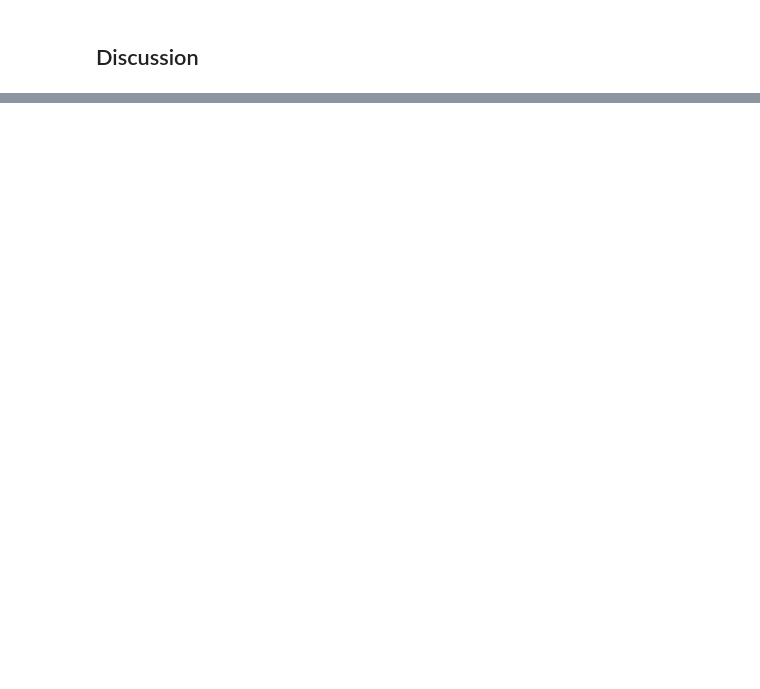
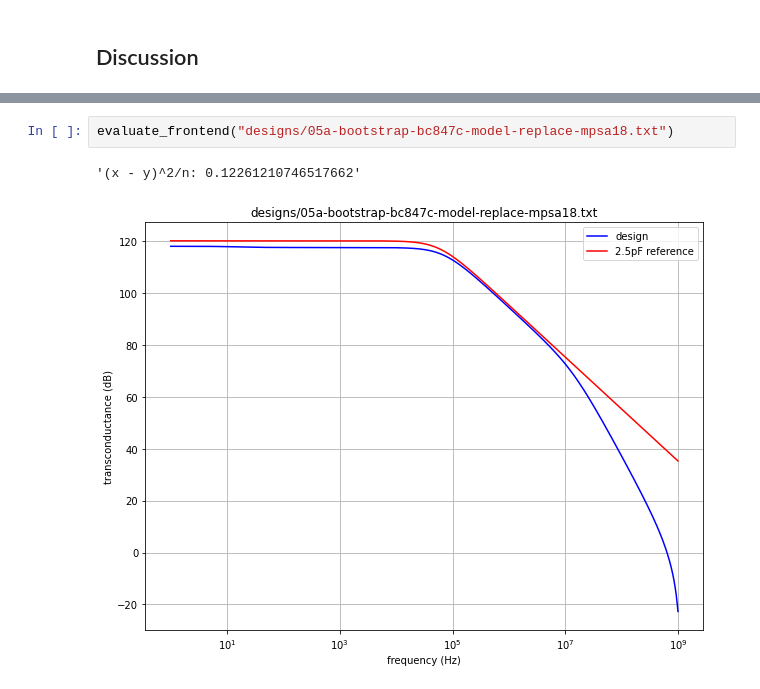
Before and after one commit to dimant/ee538-spring2021, a Jupyter notebook: Project/Project.ipynb, the cells around one changed output, grey strips where cells are left out. Cells and saved outputs as stored; diff of their text form; blank space fills up the shorter version.

```diff
--- a/Project/Project.ipynb
+++ b/Project/Project.ipynb
@@ -402,0 +547,5 @@ Include a discussion of major design tradeoffs, any insight you gained throughou
+# %%
+evaluate_frontend("designs/05a-bootstrap-bc847c-model-replace-mpsa18.txt")
+# %% [output]
+'(x - y)^2/n: 0.12261210746517662'
+[figure, added]
```
Also changed, not shown: parts of 70 cells of this notebook, 13 other files.
